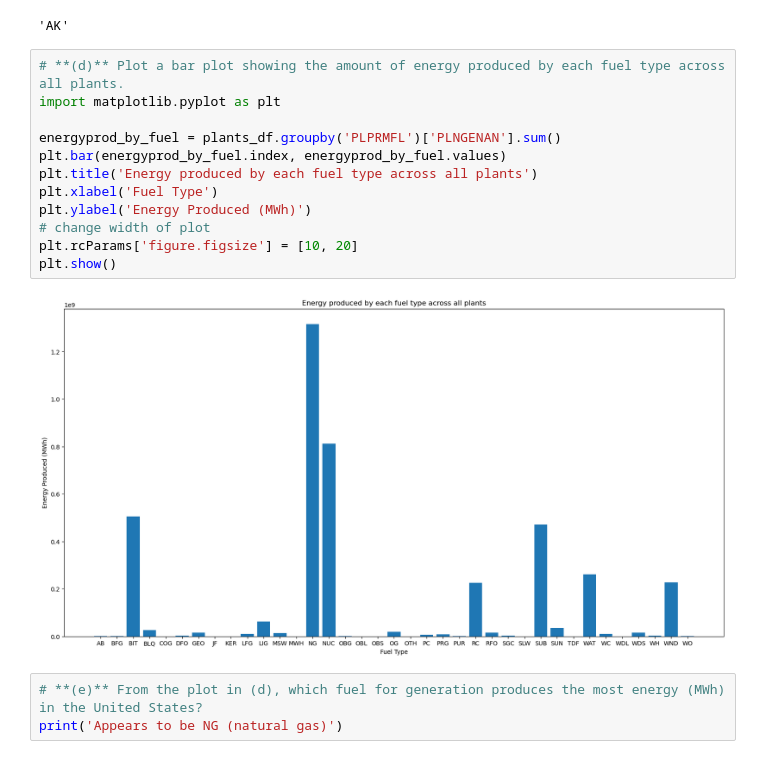
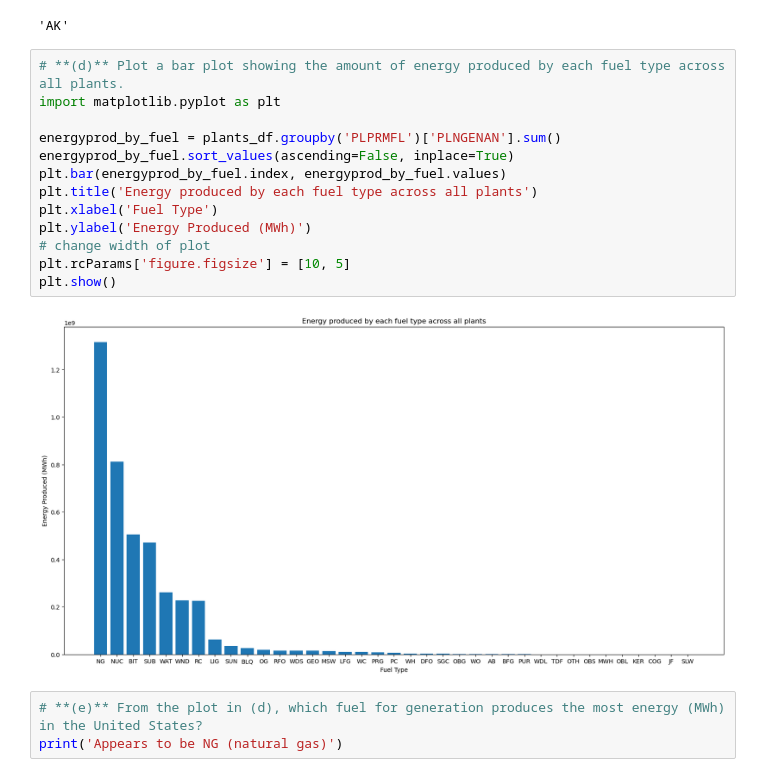
Before and after one commit to cake-dev/ml_class_stuff, a Jupyter notebook: assignments/Assignment_1.ipynb, the cells around one changed output. Saved outputs shown, nothing was run; the diff lists cells and outputs as text.

```diff
--- a/assignments/Assignment_1.ipynb
+++ b/assignments/Assignment_1.ipynb
@@ -438,17 +479,18 @@ plants_df.loc[plants_df['LAT'].idxmax()].PSTATABB
 # %%
 # **(d)** Plot a bar plot showing the amount of energy produced by each fuel type across all plants.
 import matplotlib.pyplot as plt
 
 energyprod_by_fuel = plants_df.groupby('PLPRMFL')['PLNGENAN'].sum()
+energyprod_by_fuel.sort_values(ascending=False, inplace=True)
 plt.bar(energyprod_by_fuel.index, energyprod_by_fuel.values)
 plt.title('Energy produced by each fuel type across all plants')
 plt.xlabel('Fuel Type')
 plt.ylabel('Energy Produced (MWh)')
 # change width of plot
-plt.rcParams['figure.figsize'] = [10, 20]
+plt.rcParams['figure.figsize'] = [10, 5]
 plt.show()
 # %% [output]
-[figure, old version]
+[figure, new version]
 # %%
 # **(e)** From the plot in (d), which fuel for generation produces the most energy (MWh) in the United States?
 print('Appears to be NG (natural gas)')
```
Also changed, not shown: parts of 10 cells of this notebook, 2 other files.
